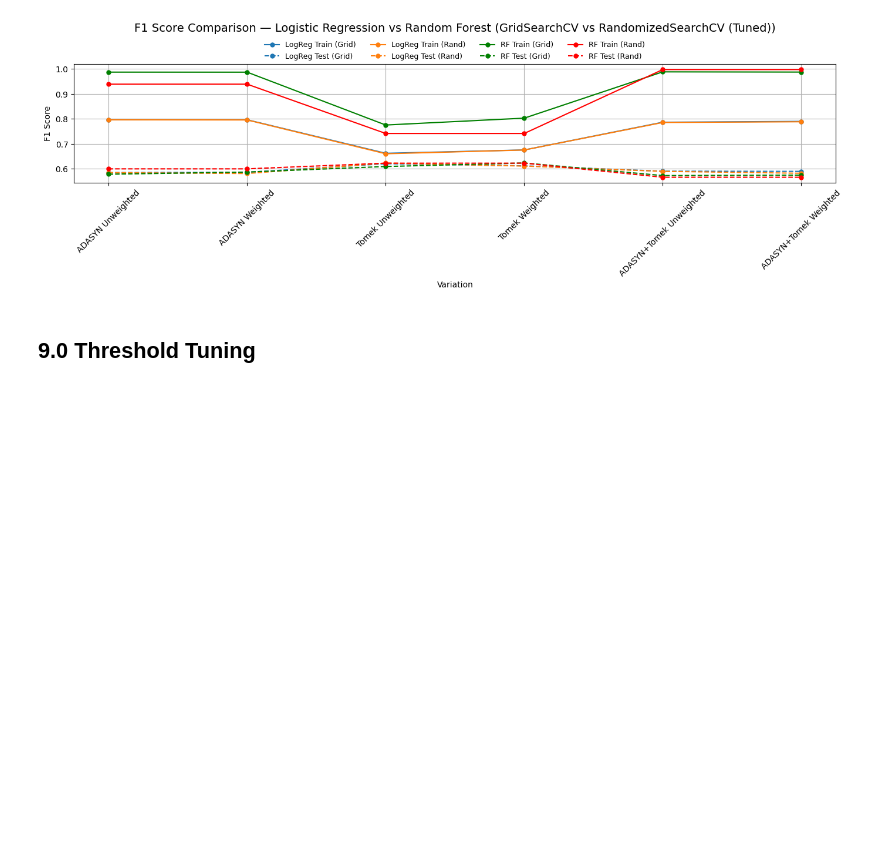
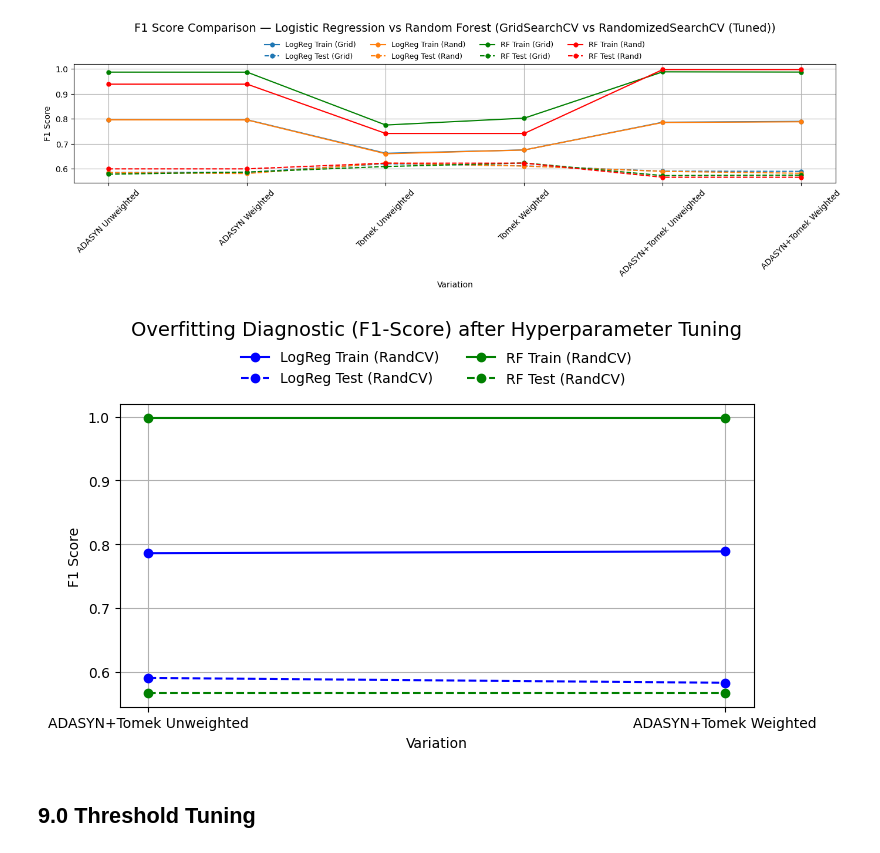
Before and after one commit to danielfitrii/Churn-Prediction-App, a Jupyter notebook: Model Development.ipynb, the cells around one changed output. Saved outputs shown, nothing was run; the diff lists cells and outputs as text; code cells hidden in the pictures; blank space fills up the shorter version.

Commit message:
Added plots

```diff
--- a/Model Development.ipynb
+++ b/Model Development.ipynb
@@ -1486,6 +1486,47 @@ plt.tight_layout(rect=[0, 0.03, 1, 0.90])
 plt.show()
 # %% [output]
 [figure]
+# %%
+# Filtered Data
+selected_variations = ['ADASYN+Tomek Unweighted', 'ADASYN+Tomek Weighted']
+logreg_rand = df_after[(df_after['Model'] == 'LogReg') & (df_after['Variation'].isin(selected_variations))]
+rf_rand = df_after[(df_after['Model'] == 'RF') & (df_after['Variation'].isin(selected_variations))]
+
+# Colors
+logreg_color = 'blue'
+rf_color = 'green'
+
+# Plotting
+plt.figure(figsize=(8, 5))
+
+# Logistic Regression
+plt.plot(logreg_rand['Variation'], logreg_rand['F1_Train'], color=logreg_color, linestyle='-', marker='o', label='LogReg Train (RandCV)')
+plt.plot(logreg_rand['Variation'], logreg_rand['F1_Test'], color=logreg_color, linestyle='--', marker='o', label='LogReg Test (RandCV)')
+
+# Random Forest
+plt.plot(rf_rand['Variation'], rf_rand['F1_Train'], color=rf_color, linestyle='-', marker='o', label='RF Train (RandCV)')
+plt.plot(rf_rand['Variation'], rf_rand['F1_Test'], color=rf_color, linestyle='--', marker='o', label='RF Test (RandCV)')
+
+# Title
+plt.title(
+    'Overfitting Diagnostic (F1-Score) after Hyperparameter Tuning',
+    fontsize=14,
+    loc='center',
+    pad=50
+)
+
+# Legend just below title
+plt.legend(loc='upper center', bbox_to_anchor=(0.5, 1.22), ncol=2, frameon=False)
+
+# Axes labels and layout
+plt.xlabel('Variation')
+plt.ylabel('F1 Score')
+plt.xticks(rotation=0)
+plt.grid(True)
+plt.tight_layout(rect=[0, 0.03, 1, 0.95])  # Leave room for the title + legend
+plt.show()
+# %% [output]
+[figure, added]
 # %% [markdown]
 ## 9.0 Threshold Tuning
 # %%
```
Also changed, not shown: parts of 8 cells of this notebook.
